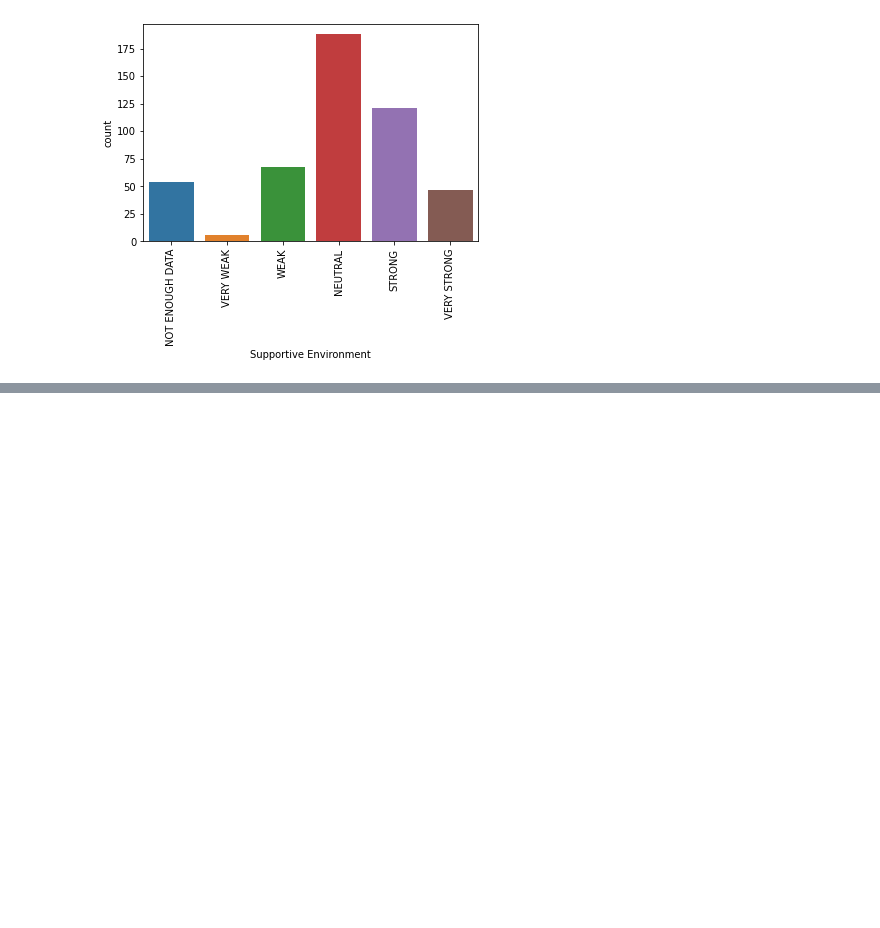
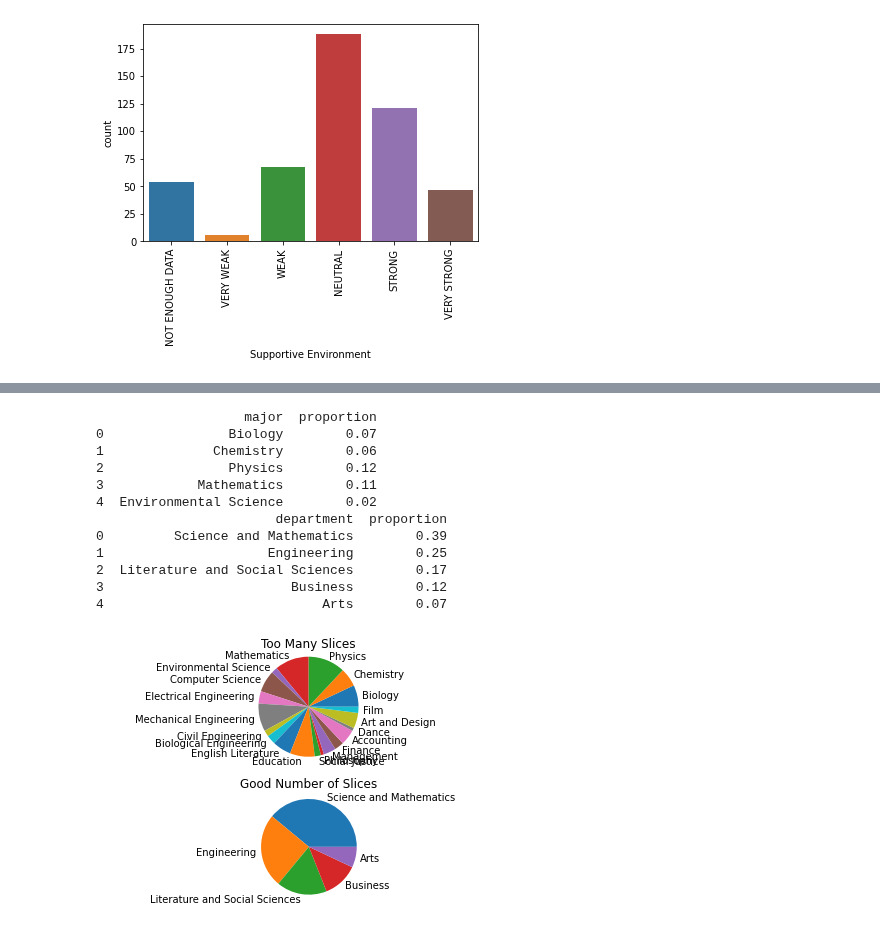
Before and after one commit to joeelorm/Data_Science, a Jupyter notebook: Visualizing Categorical Data.ipynb, the cells around one changed output, grey strips where cells are left out. Drawn from its saved outputs; the diff is of its cells as text; code cells hidden in the pictures; blank space fills up the shorter version.

```diff
--- a/Visualizing Categorical Data.ipynb
+++ b/Visualizing Categorical Data.ipynb
@@ -61,0 +123,40 @@ plt.show()
+# %%
+major_data = pd.read_csv('../Datasets/major_data.csv')
+print(major_data.head())
+
+major_data_agg = pd.read_csv('../Datasets/major_data_agg.csv')
+print(major_data_agg.head())
+
+pie_wedges = major_data['proportion']
+pie_labels = major_data['major']
+
+pie_wedges_agg = major_data_agg['proportion']
+pie_labels_agg = major_data_agg['department']
+
+plt.subplot(2,1,1)
+plt.pie(pie_wedges, labels = pie_labels)
+plt.axis('Equal')
+plt.title('Too Many Slices')
+plt.tight_layout()
+
+plt.subplot(2,1,2)
+plt.pie(pie_wedges_agg, labels = pie_labels_agg)
+plt.axis('Equal')
+plt.title('Good Number of Slices')
+plt.tight_layout()
+
+plt.show()
+# %% [output]
+                   major  proportion
+0                Biology        0.07
+1              Chemistry        0.06
+2                Physics        0.12
+3            Mathematics        0.11
+4  Environmental Science        0.02
+                       department  proportion
+0         Science and Mathematics        0.39
+1                     Engineering        0.25
+2  Literature and Social Sciences        0.17
+3                        Business        0.12
+4                            Arts        0.07
+[figure, added]
```
Also changed, not shown: parts of 8 cells of this notebook.
